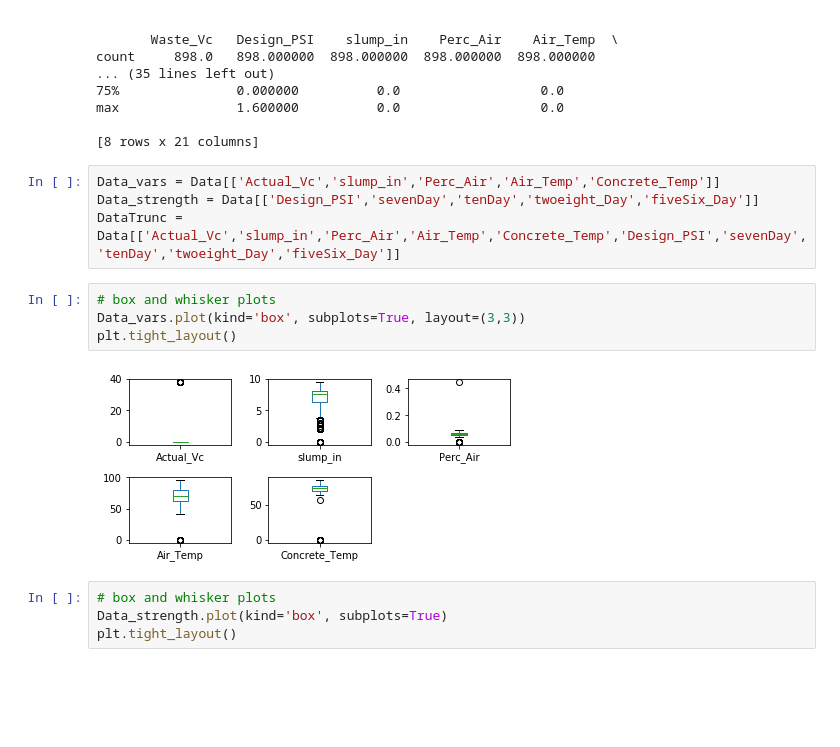
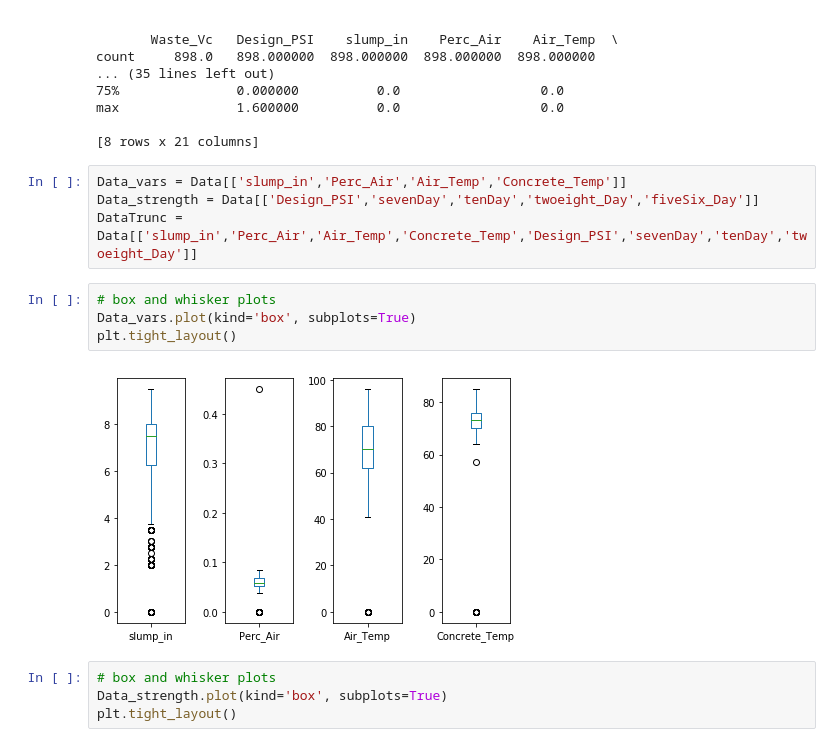
Before and after one commit to Thomas6541/GEOS_505_Fall2018, a Jupyter notebook: MC_Testing.ipynb, the cells around one changed output. Saved outputs shown, nothing was run; the diff lists cells and outputs as text; blank space fills up the shorter version.

```diff
--- a/MC_Testing.ipynb
+++ b/MC_Testing.ipynb
@@ -132,15 +132,15 @@ max               1.600000          0.0                  0.0
 
 [8 rows x 21 columns]
 # %%
-Data_vars = Data[['Actual_Vc','slump_in','Perc_Air','Air_Temp','Concrete_Temp']]
+Data_vars = Data[['slump_in','Perc_Air','Air_Temp','Concrete_Temp']]
 Data_strength = Data[['Design_PSI','sevenDay','tenDay','twoeight_Day','fiveSix_Day']]
-DataTrunc = Data[['Actual_Vc','slump_in','Perc_Air','Air_Temp','Concrete_Temp','Design_PSI','sevenDay','tenDay','twoeight_Day','fiveSix_Day']]
+DataTrunc = Data[['slump_in','Perc_Air','Air_Temp','Concrete_Temp','Design_PSI','sevenDay','tenDay','twoeight_Day']]
 # %%
 # box and whisker plots
-Data_vars.plot(kind='box', subplots=True, layout=(3,3))
+Data_vars.plot(kind='box', subplots=True)
 plt.tight_layout()
 # %% [output]
-[figure, old version]
+[figure, new version]
 # %%
 # box and whisker plots
 Data_strength.plot(kind='box', subplots=True)
```
Also changed, not shown: parts of 5 cells of this notebook.
